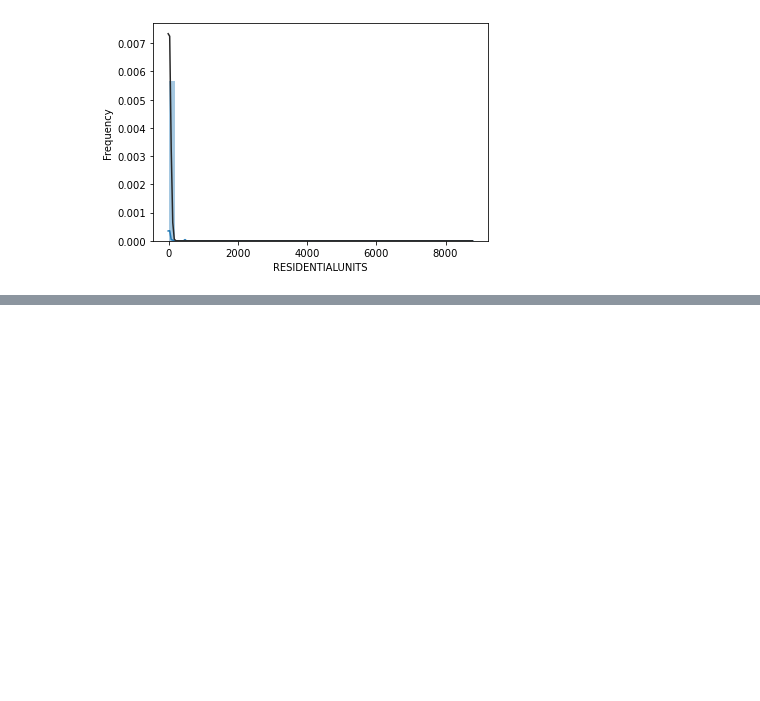
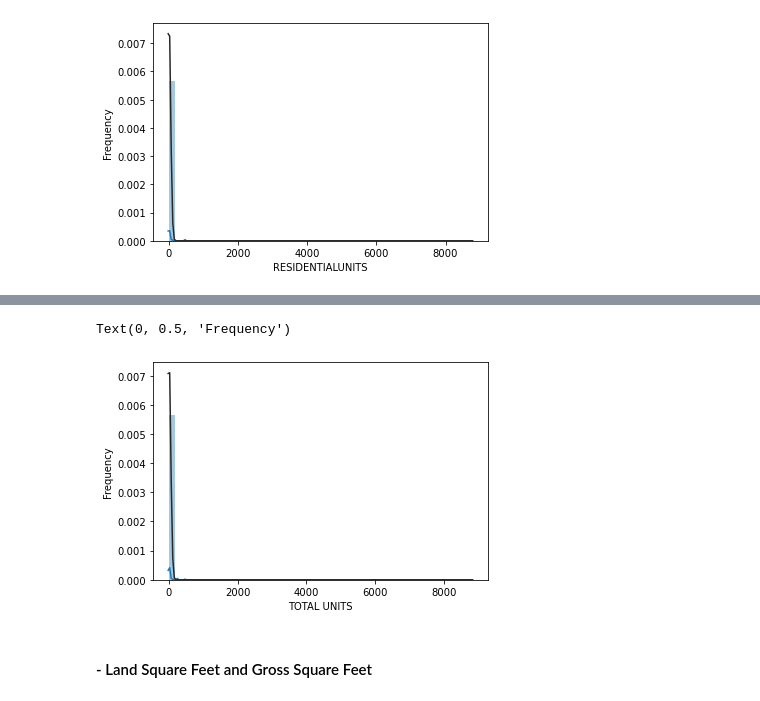
Before and after one commit to neveram/NYC-Housing-Price-Prediction, a Jupyter notebook: Data Preprocessing and Visualization.ipynb, the cells around one changed output, grey strips where cells are left out. Drawn from its saved outputs; the diff is of its cells as text; code cells hidden in the pictures; blank space fills up the shorter version.

```diff
--- a/Data Preprocessing and Visualization.ipynb
+++ b/Data Preprocessing and Visualization.ipynb
@@ -591,0 +650,9 @@ b=sns.jointplot(x="GROSS SQUARE FEET", y="SALE PRICE", data=df,
+# %%
+#density plot
+sns.distplot(df['TOTAL UNITS'],fit = stats.norm)
+plt.ylabel('Frequency')
+# %% [output]
+Text(0, 0.5, 'Frequency')
+[figure, added]
+# %% [markdown]
+#### - Land Square Feet and Gross Square Feet
```
Also changed, not shown: parts of 62 cells of this notebook.
